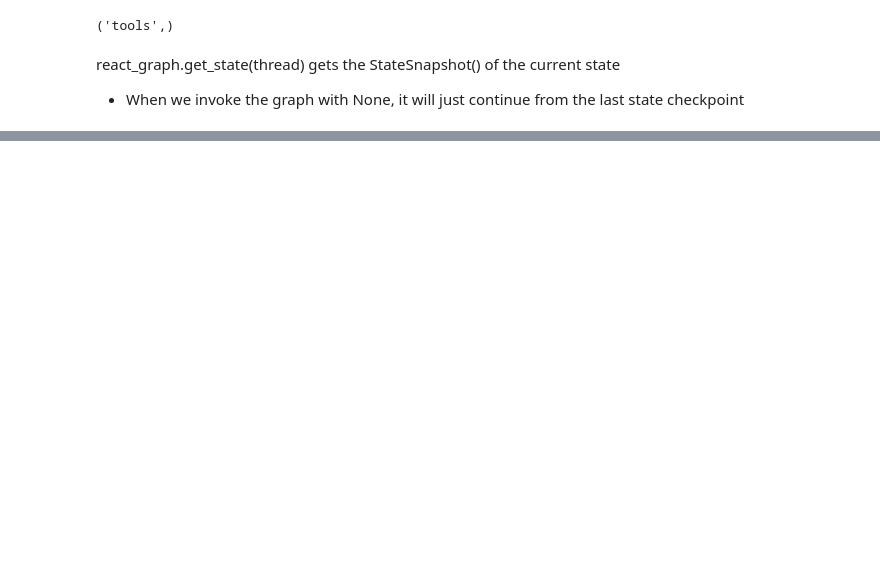
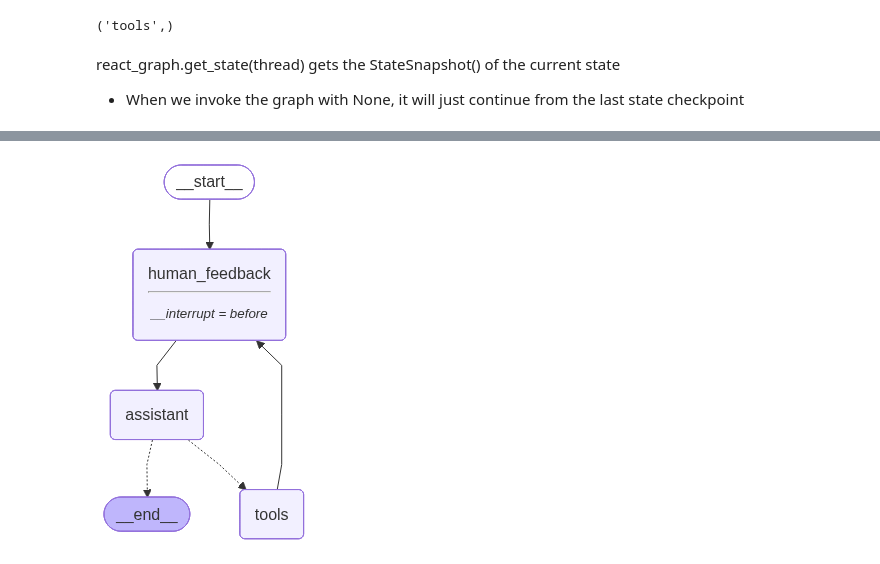
Before and after one commit to DeconvFFT/Langgraph-foundations, a Jupyter notebook: module3/human-in-loop.ipynb, the cells around one changed output, grey strips where cells are left out. Saved outputs shown, nothing was run; the diff lists cells and outputs as text; code cells hidden in the pictures; blank space fills up the shorter version.

```diff
--- a/module3/human-in-loop.ipynb
+++ b/module3/human-in-loop.ipynb
@@ -509,0 +694,27 @@ BadRequestError: Error code: 400 - {'error': {'message': "An assistant message w
+# %%
+system_message = SystemMessage(content="You are a helpful assistnat tasked with performing arithmetic on a set of inputs.")
+memory = MemorySaver()
+
+def human_feedback(state:MessagesState):
+    pass
+
+def assistant(state:MessagesState):
+    return {"messages":[llm_with_tools.invoke([system_message] + state.model_dump()['messages'])]}
+
+builder = StateGraph(MessagesState)
+builder.add_node('human_feedback', human_feedback)
+builder.add_node('tools', ToolNode(tools))
+builder.add_node('assistant', assistant)
+builder.add_edge(START, 'human_feedback')
+builder.add_edge('human_feedback', 'assistant')
+builder.add_conditional_edges(
+    'assistant',
+    tools_condition
+)
+builder.add_edge('tools', 'human_feedback')
+react_graph = builder.compile(interrupt_before = ['human_feedback'], checkpointer = memory)
+
+# display graph
+display(Image(react_graph.get_graph().draw_mermaid_png()))
+# %% [output]
+[figure, added]
```
Also changed, not shown: parts of 14 cells of this notebook.
